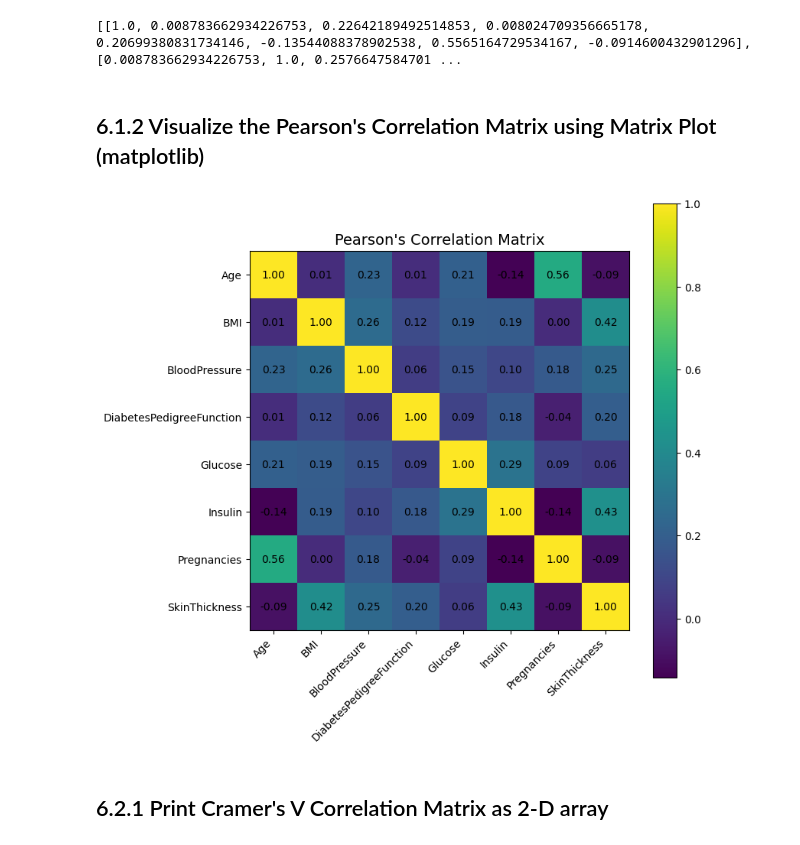
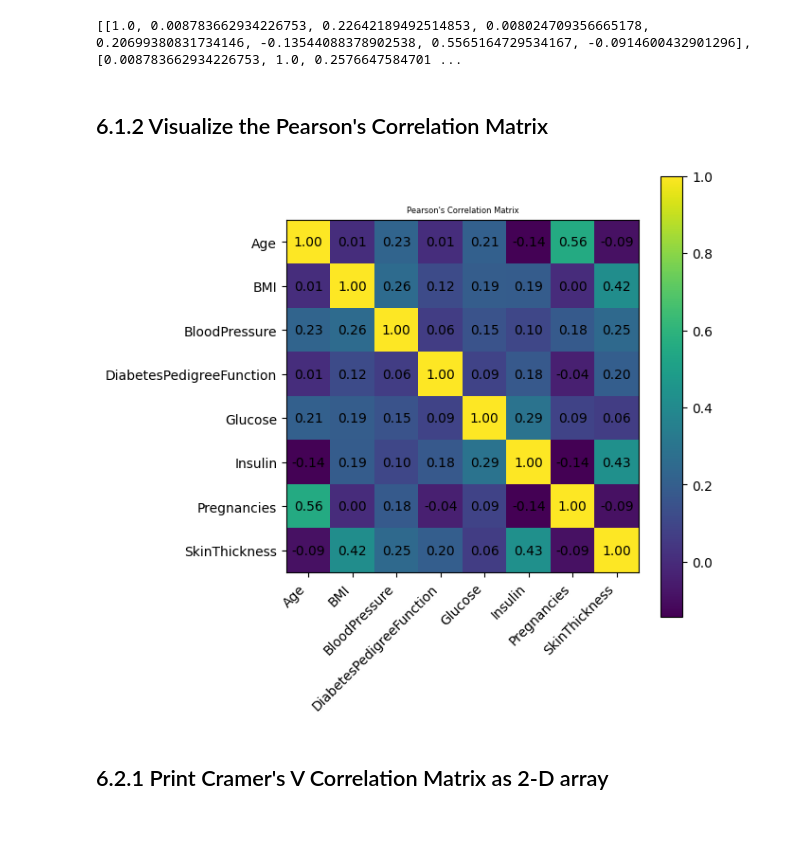
Before and after one commit to oracle-samples/oci-data-science-ai-samples, a Jupyter notebook: ml-insights/sample_notebooks/11_Data_Correlation_Metrics.ipynb, the cells around one changed output. Cells and saved outputs as stored; diff of their text form; code cells hidden in the pictures.

```diff
--- a/ml-insights/sample_notebooks/11_Data_Correlation_Metrics.ipynb
+++ b/ml-insights/sample_notebooks/11_Data_Correlation_Metrics.ipynb
@@ -89,9 +128,14 @@ def get_metrics():
 
     cramers_v_feature_list = ["BMICategory", "AgeCategory", "PregnancyCategory", "BPCategory", "GlucoseCategory"]
 
+    correlation_ratio_feature_list = ["Pregnancies", "Glucose", "BloodPressure", "SkinThickness", "Insulin", "BMI",
+        "DiabetesPedigreeFunction", "Age", "BMICategory", "BMICategory", "AgeCategory",
+         "PregnancyCategory", "BPCategory", "GlucoseCategory"]
+
     correlation_metrics = [
         MetricMetadata(klass=PearsonCorrelation, config={FEATURE_LIST: pearson_feature_list}),
-        MetricMetadata(klass=CramersVCorrelation, config={FEATURE_LIST: cramers_v_feature_list})
+        MetricMetadata(klass=CramersVCorrelation, config={FEATURE_LIST: cramers_v_feature_list}),
+        MetricMetadata(klass=CorrelationRatio, config={FEATURE_LIST: correlation_ratio_feature_list})
     ]
     metric_details = MetricDetail(univariate_metric={}, dataset_metrics=correlation_metrics)
     return metric_details
@@ -142,26 +184,24 @@ print(pearsons_correlation_matrix)
 # %% [output]
 [[1.0, 0.008783662934226753, 0.22642189492514853, 0.008024709356665178, 0.20699380831734146, -0.13544088378902538, 0.5565164729534167, -0.0914600432901296], [0.008783662934226753, 1.0, 0.2576647584701 ...
 # %% [markdown]
-## 6.1.2 Visualize the Pearson's Correlation Matrix using Matrix Plot (matplotlib)
+## 6.1.2 Visualize the Pearson's Correlation Matrix
 # %%
-import matplotlib.pyplot as plt
-
-f = plt.figure(figsize=(8, 8))
+f = plt.figure(figsize=(6, 6))
 plt.matshow(pearsons_correlation_matrix, fignum=f.number)
-plt.title('Pearson\'s Correlation Matrix', fontsize=14);
+plt.title('Pearson\'s Correlation Matrix', fontsize=6);
 plt.xticks(range(0,len(result_feature_list)), result_feature_list, rotation=45, ha = "right")
 plt.yticks(range(0,len(result_feature_list)), result_feature_list)
 cb = plt.colorbar()
 
 ax = plt.gca()
 ax.tick_params(top=False, labeltop=False, bottom=True, labelbottom=True)
 
 for (x, y), value in np.ndenumerate(pearsons_correlation_matrix):
     plt.text(x, y, f"{value:.2f}", va="center", ha="center")
 
 plt.show()
 # %% [output]
-[figure, old version]
+[figure, new version]
 # %% [markdown]
 ## 6.2.1 Print Cramer's V Correlation Matrix as 2-D array
 # %%
```
Also changed, not shown: parts of 13 cells of this notebook, 3 other files.
